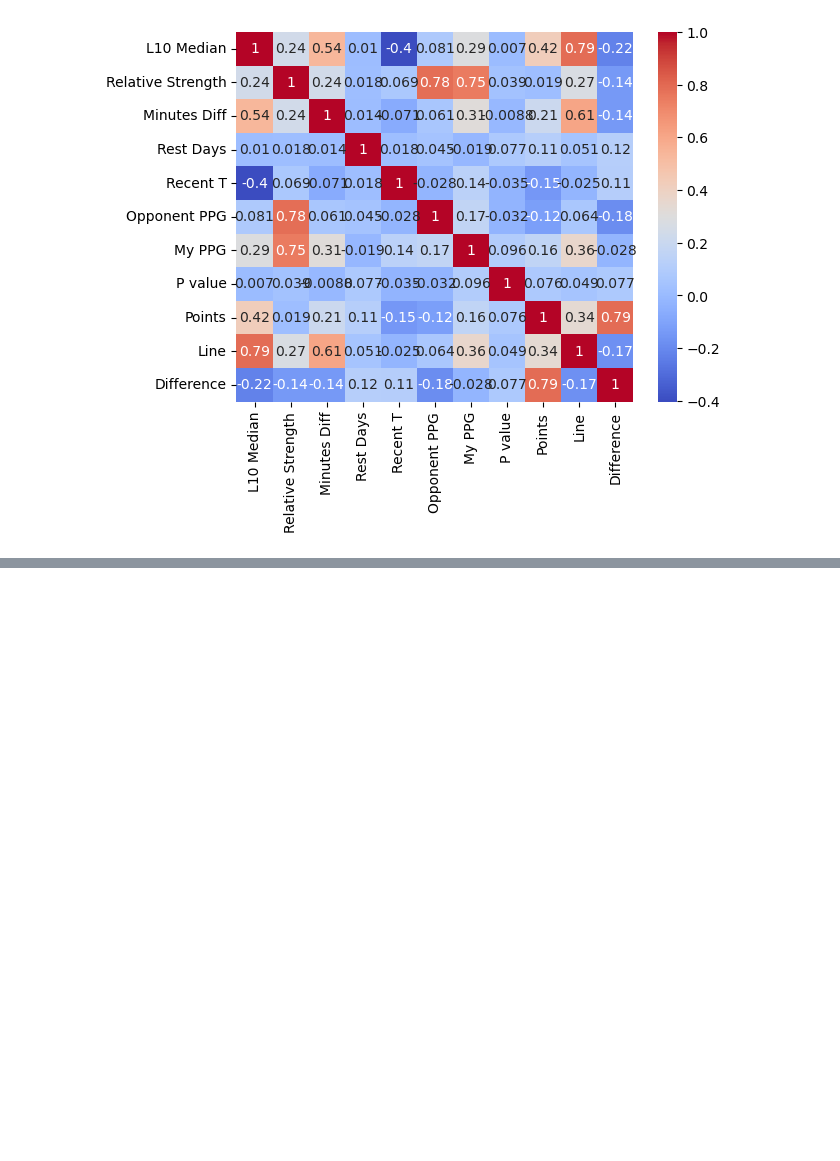
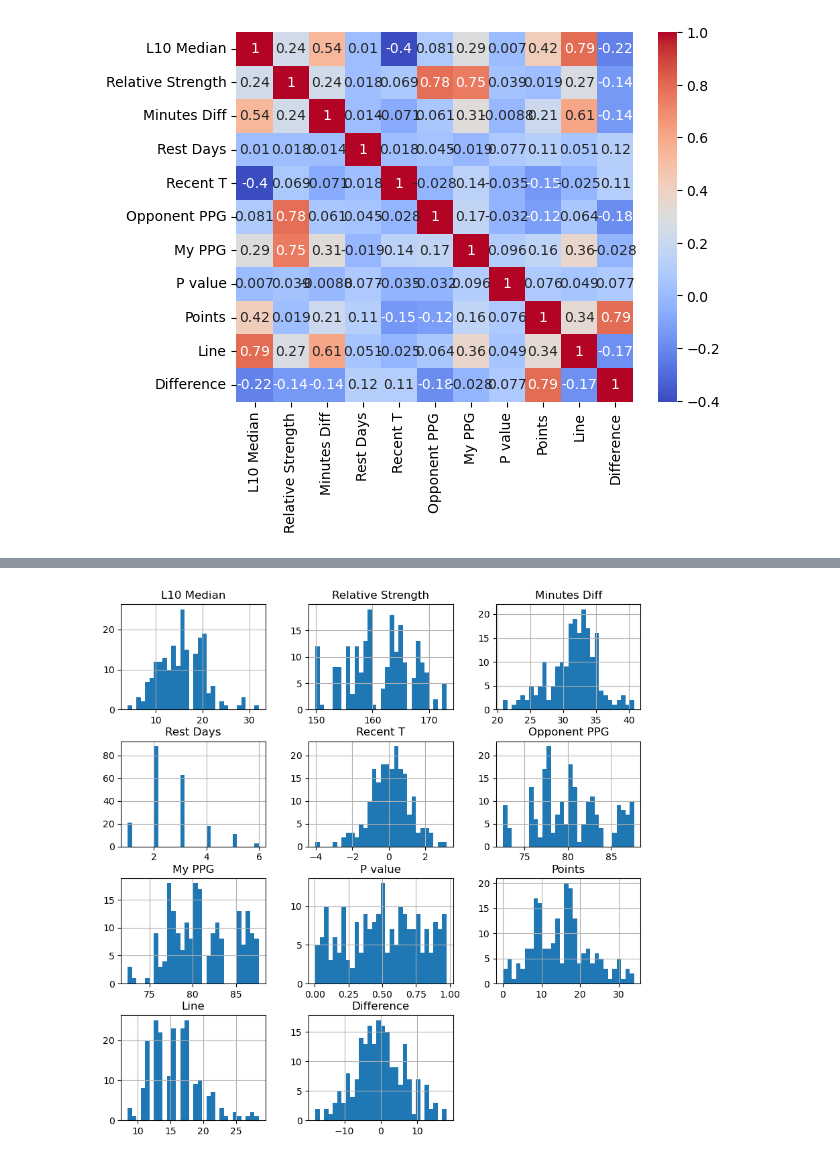
Before and after one commit to chessgoose/nba-ml-predictions, a Jupyter notebook: data_exploration.ipynb, the cells around one changed output, grey strips where cells are left out. Saved outputs shown, nothing was run; the diff lists cells and outputs as text; code cells hidden in the pictures; blank space fills up the shorter version.

```diff
--- a/data_exploration.ipynb
+++ b/data_exploration.ipynb
@@ -111,0 +130,6 @@ plt.show()
+# %%
+# Histograms
+df.hist(bins=30, figsize=(10, 10))
+plt.show()
+# %% [output]
+[figure, added]
```
Also changed, not shown: parts of 2 cells of this notebook, 3 other files.
